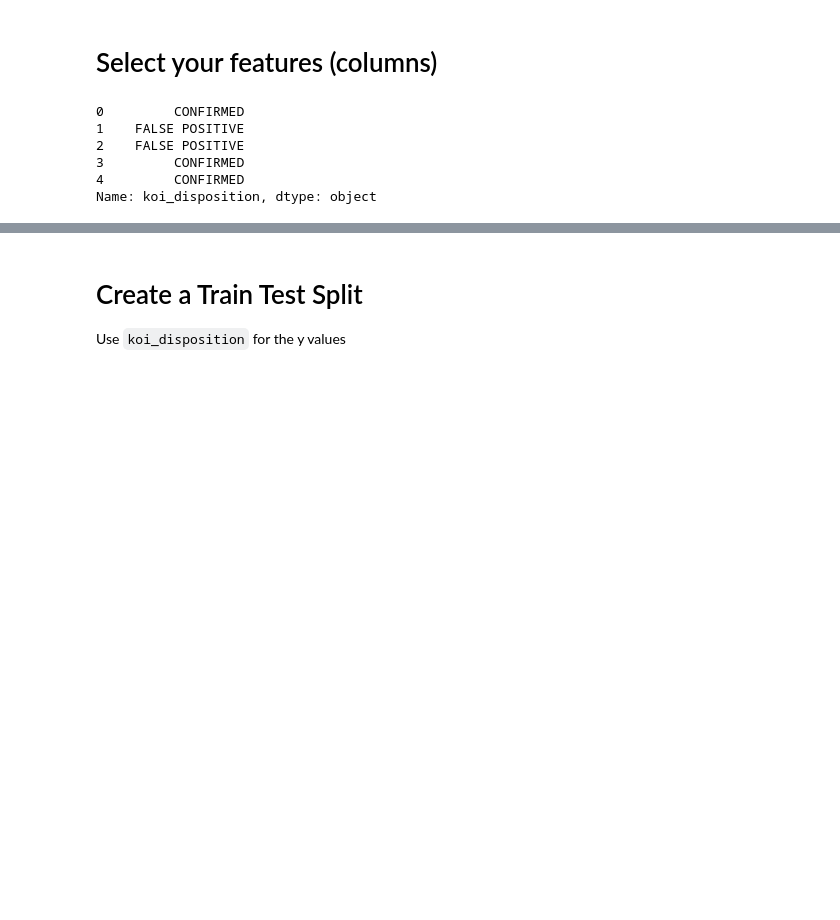
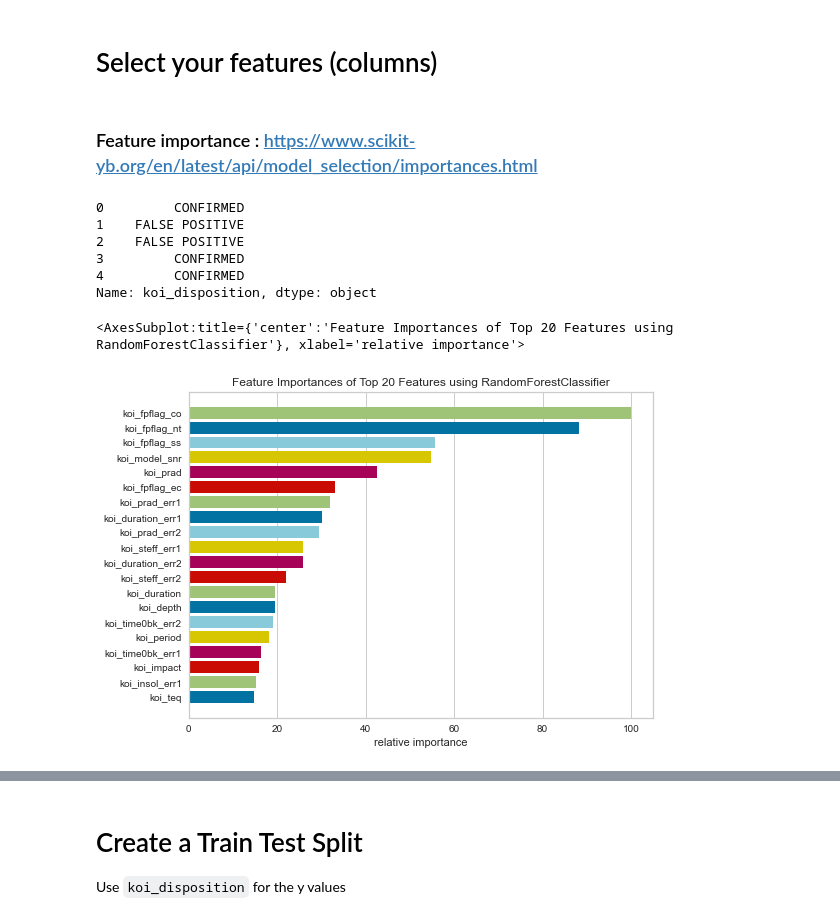
Before and after one commit to divya-gh/ML-Exoplanet-Classification-and-Prediction-Model, a Jupyter notebook: model_1.ipynb, the cells around one changed output, grey strips where cells are left out. Drawn from its saved outputs; the diff is of its cells as text; code cells hidden in the pictures; blank space fills up the shorter version.

```diff
--- a/model_1.ipynb
+++ b/model_1.ipynb
@@ -42,6 +64,8 @@ Index(['koi_disposition', 'koi_fpflag_nt', 'koi_fpflag_ss', 'koi_fpflag_co',
       dtype='object')
 # %% [markdown]
 # Select your features (columns)
+# %% [markdown]
+### Feature importance : https://www.scikit-yb.org/en/latest/api/model_selection/importances.html
 # %%
 # Set features. This will also be used as your x values.
 selected_features = df.drop(columns=["koi_disposition"])
@@ -56,3 +79,17 @@ y.head()
 3         CONFIRMED
 4         CONFIRMED
 Name: koi_disposition, dtype: object
+# %%
+#For feature selection, use RandomForestClassifier with yellowbrick's feature
+from sklearn.ensemble import RandomForestClassifier
+from yellowbrick.model_selection import FeatureImportances
+
+# Create a random forest classifier
+rf = RandomForestClassifier(n_estimators=200)
+
+viz = FeatureImportances(rf, topn=20)
+viz.fit(selected_features, y)
+viz.show(outpath="Images/RF_FeatureImportances.png")
+# %% [output]
+<AxesSubplot:title={'center':'Feature Importances of Top 20 Features using RandomForestClassifier'}, xlabel='relative importance'>
+[figure, added]
```
Also changed, not shown: parts of 32 cells of this notebook, 6 other files.
